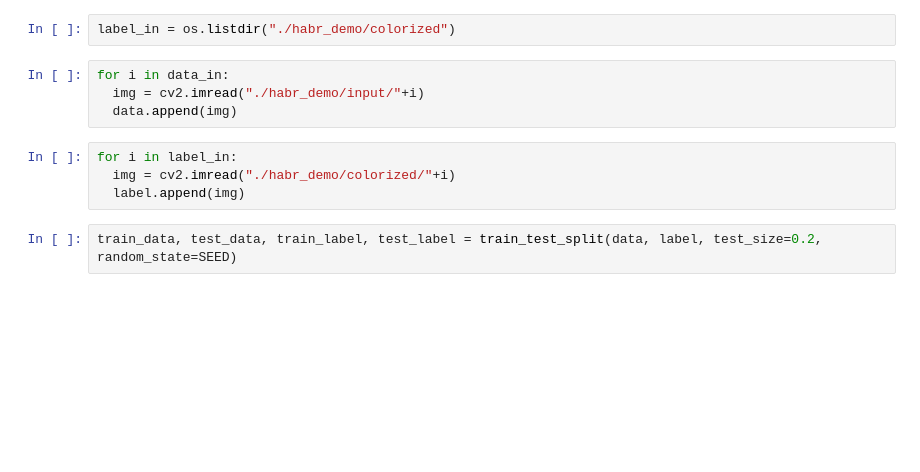
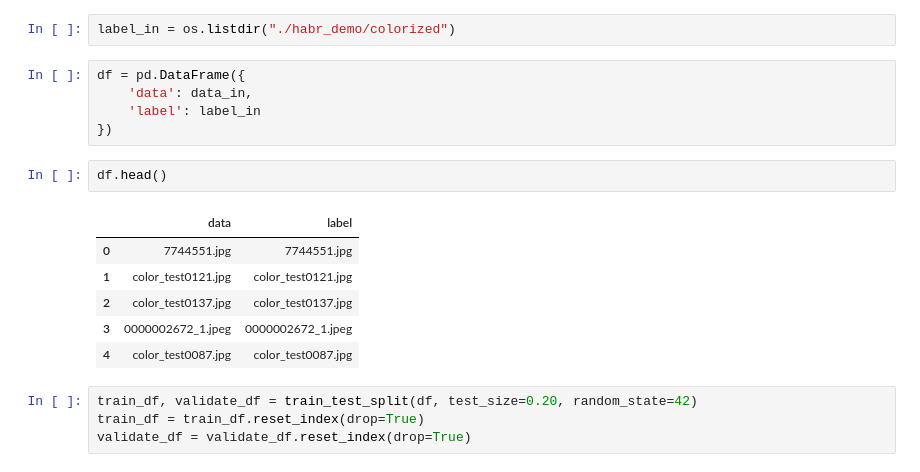
Before and after one commit to saalimon/old2color, a Jupyter notebook: covert_oldpicture.ipynb, the cells around one changed output. Saved outputs shown, nothing was run; the diff lists cells and outputs as text; blank space fills up the shorter version.

```diff
--- a/covert_oldpicture.ipynb
+++ b/covert_oldpicture.ipynb
@@ -45,14 +27,22 @@ list
 data_in = os.listdir("./habr_demo/input")
 # %%
 label_in = os.listdir("./habr_demo/colorized")
-# %%
-for i in data_in:
-  img = cv2.imread("./habr_demo/input/"+i)
-  data.append(img)
-# %%
-for i in label_in:
-  img = cv2.imread("./habr_demo/colorized/"+i)
-  label.append(img)
-# %%
-train_data, test_data, train_label, test_label = train_test_split(data, label, test_size=0.2, random_state=SEED)
+# %%
+df = pd.DataFrame({
+    'data': data_in,
+    'label': label_in
+})
+# %%
+df.head()
+# %% [output]
+|  | data | label |
+| 0 | 7744551.jpg | 7744551.jpg |
+| 1 | color_test0121.jpg | color_test0121.jpg |
+| 2 | color_test0137.jpg | color_test0137.jpg |
+| 3 | 0000002672_1.jpeg | 0000002672_1.jpeg |
+| 4 | color_test0087.jpg | color_test0087.jpg |
+# %%
+train_df, validate_df = train_test_split(df, test_size=0.20, random_state=42)
+train_df = train_df.reset_index(drop=True)
+validate_df = validate_df.reset_index(drop=True)
 # %%
```
Also changed, not shown: parts of 7 cells of this notebook.
